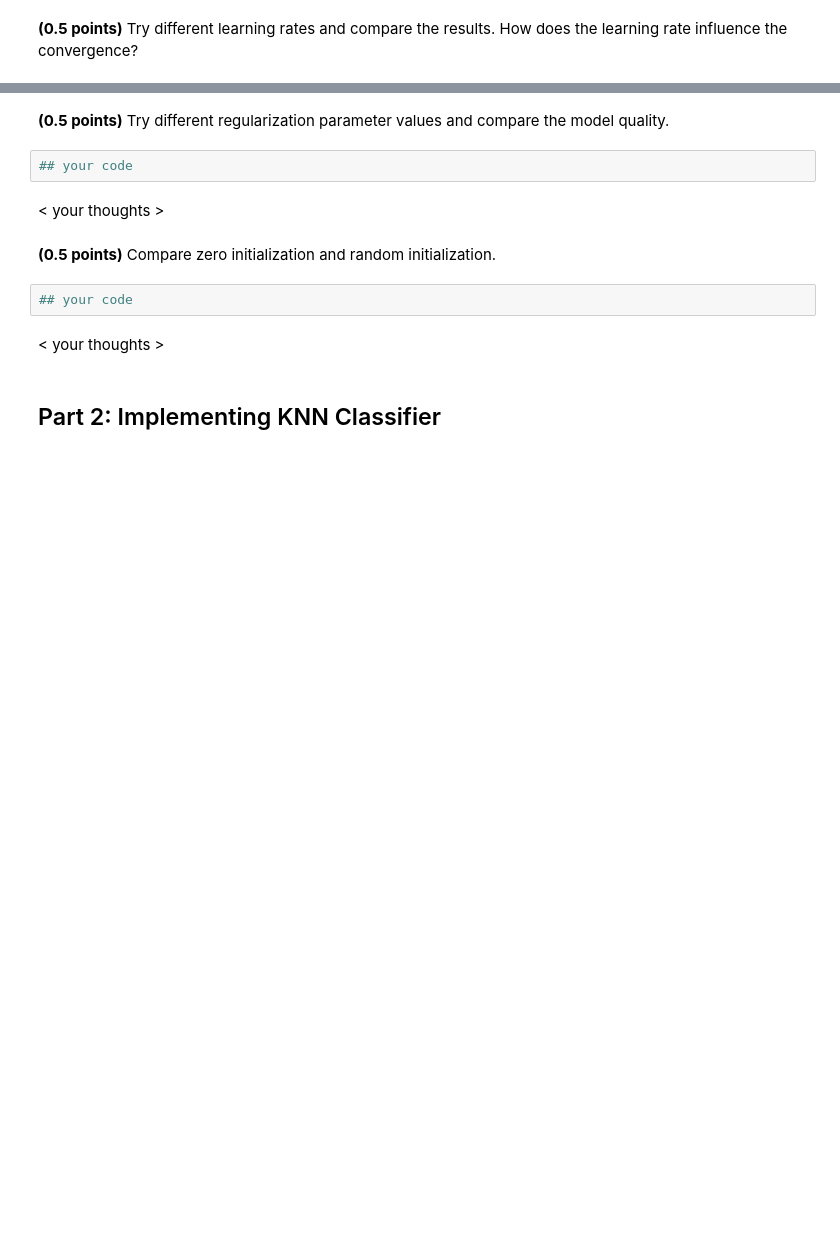
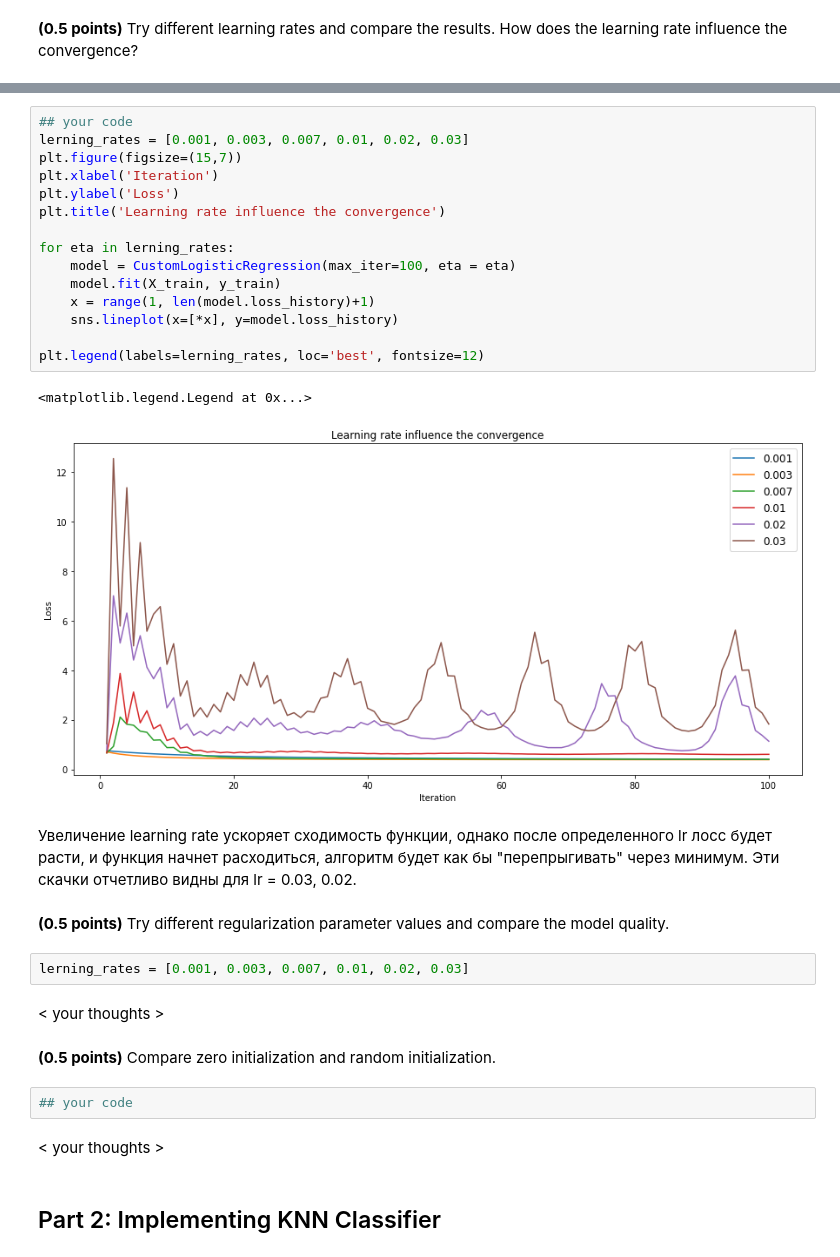
Before and after one commit to lizaveta56k/ML-22_2, a Jupyter notebook: task-5/hw_classification.ipynb, the cells around one changed output, grey strips where cells are left out. Cells and saved outputs as stored; diff of their text form; blank space fills up the shorter version.

```diff
--- a/task-5/hw_classification.ipynb
+++ b/task-5/hw_classification.ipynb
@@ -233,7 +213,27 @@ AssertionError:
+# %%
+## your code
+lerning_rates = [0.001, 0.003, 0.007, 0.01, 0.02, 0.03]
+plt.figure(figsize=(15,7))
+plt.xlabel('Iteration')
+plt.ylabel('Loss')
+plt.title('Learning rate influence the convergence')
+
+for eta in lerning_rates:
+    model = CustomLogisticRegression(max_iter=100, eta = eta)
+    model.fit(X_train, y_train)
+    x = range(1, len(model.loss_history)+1)
+    sns.lineplot(x=[*x], y=model.loss_history)
+
+plt.legend(labels=lerning_rates, loc='best', fontsize=12)
+# %% [output]
+<matplotlib.legend.Legend at 0x...>
+[figure, added]
+# %% [markdown]
+Увеличение learning rate ускоряет сходимость функции, однако после определенного lr лосс будет расти, и функция начнет расходиться, алгоритм будет как бы "перепрыгивать" через минимум. Эти скачки отчетливо видны для lr = 0.03, 0.02.
 # %% [markdown]
 **(0.5 points)** Try different regularization parameter values and compare the model quality.
-# %%
-## your code
+# %%
+lerning_rates = [0.001, 0.003, 0.007, 0.01, 0.02, 0.03]
 # %% [markdown]
 < your thoughts >
 # %% [markdown]
```
Also changed, not shown: parts of 11 cells of this notebook.
